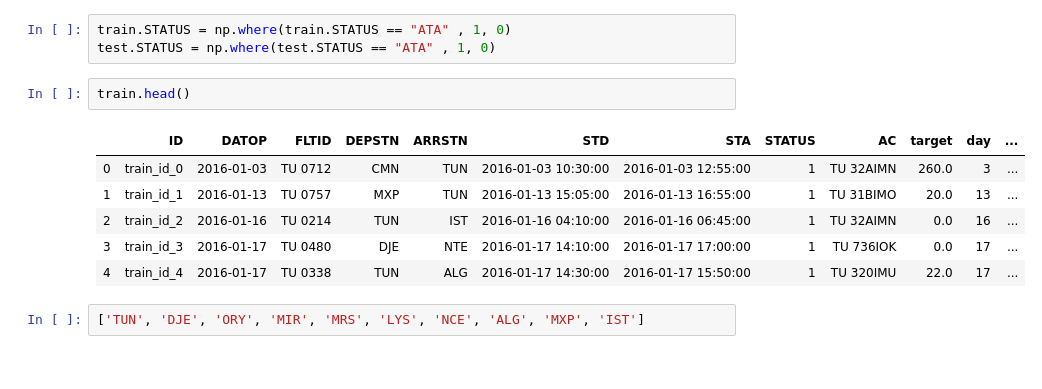
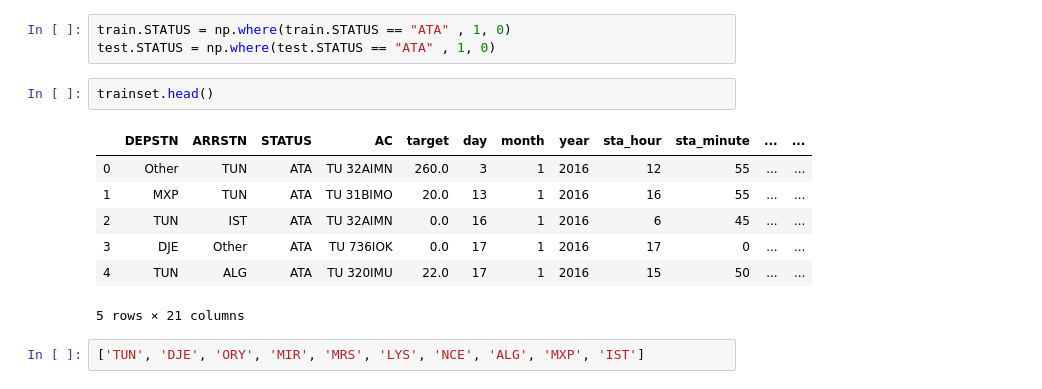
Before and after one commit to Younes-Charfaoui/AI-Hack-Tunisia-2019, a Jupyter notebook: tunis_air_problem/TunisAir.ipynb, the cells around one changed output. Drawn from its saved outputs; the diff is of its cells as text.

```diff
--- a/tunis_air_problem/TunisAir.ipynb
+++ b/tunis_air_problem/TunisAir.ipynb
@@ -91,14 +111,15 @@ train.STATUS.value_counts().plot(kind = 'bar')
 train.STATUS = np.where(train.STATUS == "ATA" , 1, 0)
 test.STATUS = np.where(test.STATUS == "ATA" , 1, 0)
 # %%
-train.head()
+trainset.head()
 # %% [output]
-|  | ID | DATOP | FLTID | DEPSTN | ARRSTN | STD | STA | STATUS | AC | target | day | ... |
-| 0 | train_id_0 | 2016-01-03 | TU 0712 | CMN | TUN | 2016-01-03 10:30:00 | 2016-01-03 12:55:00 | 1 | TU 32AIMN | 260.0 | 3 | ... |
-| 1 | train_id_1 | 2016-01-13 | TU 0757 | MXP | TUN | 2016-01-13 15:05:00 | 2016-01-13 16:55:00 | 1 | TU 31BIMO | 20.0 | 13 | ... |
-| 2 | train_id_2 | 2016-01-16 | TU 0214 | TUN | IST | 2016-01-16 04:10:00 | 2016-01-16 06:45:00 | 1 | TU 32AIMN | 0.0 | 16 | ... |
-| 3 | train_id_3 | 2016-01-17 | TU 0480 | DJE | NTE | 2016-01-17 14:10:00 | 2016-01-17 17:00:00 | 1 | TU 736IOK | 0.0 | 17 | ... |
-| 4 | train_id_4 | 2016-01-17 | TU 0338 | TUN | ALG | 2016-01-17 14:30:00 | 2016-01-17 15:50:00 | 1 | TU 320IMU | 22.0 | 17 | ... |
+|  | DEPSTN | ARRSTN | STATUS | AC | target | day | month | year | sta_hour | sta_minute | ... | ... |
+| 0 | Other | TUN | ATA | TU 32AIMN | 260.0 | 3 | 1 | 2016 | 12 | 55 | ... | ... |
+| 1 | MXP | TUN | ATA | TU 31BIMO | 20.0 | 13 | 1 | 2016 | 16 | 55 | ... | ... |
+| 2 | TUN | IST | ATA | TU 32AIMN | 0.0 | 16 | 1 | 2016 | 6 | 45 | ... | ... |
+| 3 | DJE | Other | ATA | TU 736IOK | 0.0 | 17 | 1 | 2016 | 17 | 0 | ... | ... |
+| 4 | TUN | ALG | ATA | TU 320IMU | 22.0 | 17 | 1 | 2016 | 15 | 50 | ... | ... |
+5 rows × 21 columns
 # %%
 ['TUN', 'DJE', 'ORY', 'MIR', 'MRS', 'LYS', 'NCE', 'ALG', 'MXP', 'IST']
 # %% [output]
```
Also changed, not shown: parts of 21 cells of this notebook, 1 other file.
